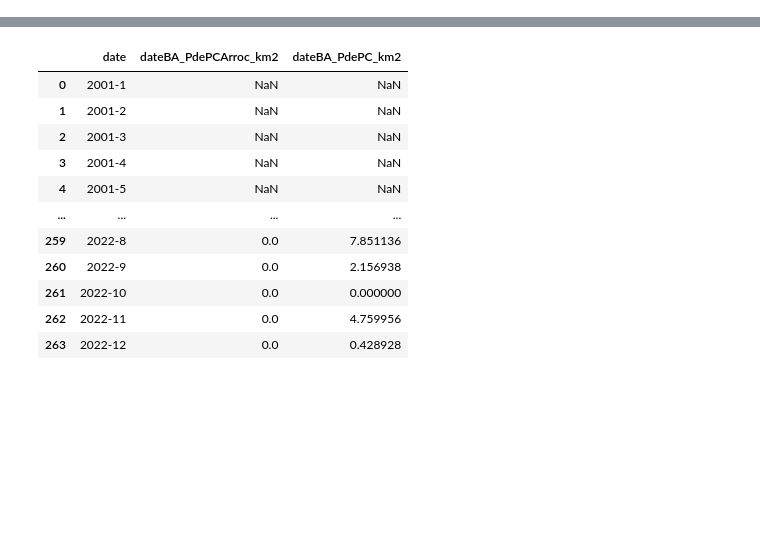
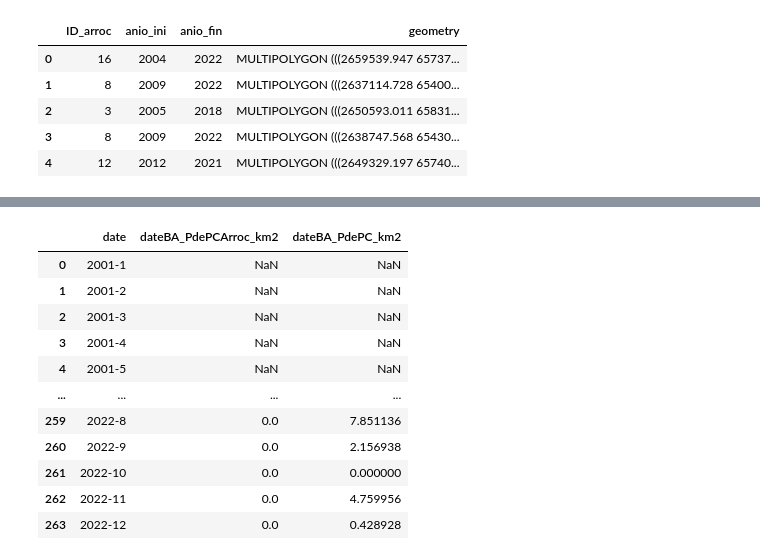
Before and after one commit to francobarrionuevoenv21/ClusteringPaddyFields_Fires_SanJavier, a Jupyter notebook: Code_BA/BurnedArea_MODIS.ipynb, the cells around one changed output, grey strips where cells are left out. Drawn from its saved outputs; the diff is of its cells as text; code cells hidden in the pictures; blank space fills up the shorter version.

```diff
--- a/Code_BA/BurnedArea_MODIS.ipynb
+++ b/Code_BA/BurnedArea_MODIS.ipynb
@@ -128,0 +51,14 @@ memory usage: 416.0 bytes
+# %%
+# Open vector layes as geopandas dataframes
+vectorPaddyDisc = gpd.read_file('/content/05_ArrocerasBBSS_discriminadasIni&Fin_Junio2024v03.geojson').to_crs(targetCRS_meters)
+vectorPPCC = gpd.read_file('/content/Planicie_con_paleocauces_NW-SW_4326.geojson').to_crs(targetCRS_meters)
+# %%
+# Check paddy fields dataframe
+vectorPaddyDisc.head()
+# %% [output]
+|  | ID_arroc | anio_ini | anio_fin | geometry |
+| 0 | 16 | 2004 | 2022 | MULTIPOLYGON (((2659539.947 65737... |
+| 1 | 8 | 2009 | 2022 | MULTIPOLYGON (((2637114.728 65400... |
+| 2 | 3 | 2005 | 2018 | MULTIPOLYGON (((2650593.011 65831... |
+| 3 | 8 | 2009 | 2022 | MULTIPOLYGON (((2638747.568 65430... |
+| 4 | 12 | 2012 | 2021 | MULTIPOLYGON (((2649329.197 65740... |
```
Also changed, not shown: parts of 25 cells of this notebook.
